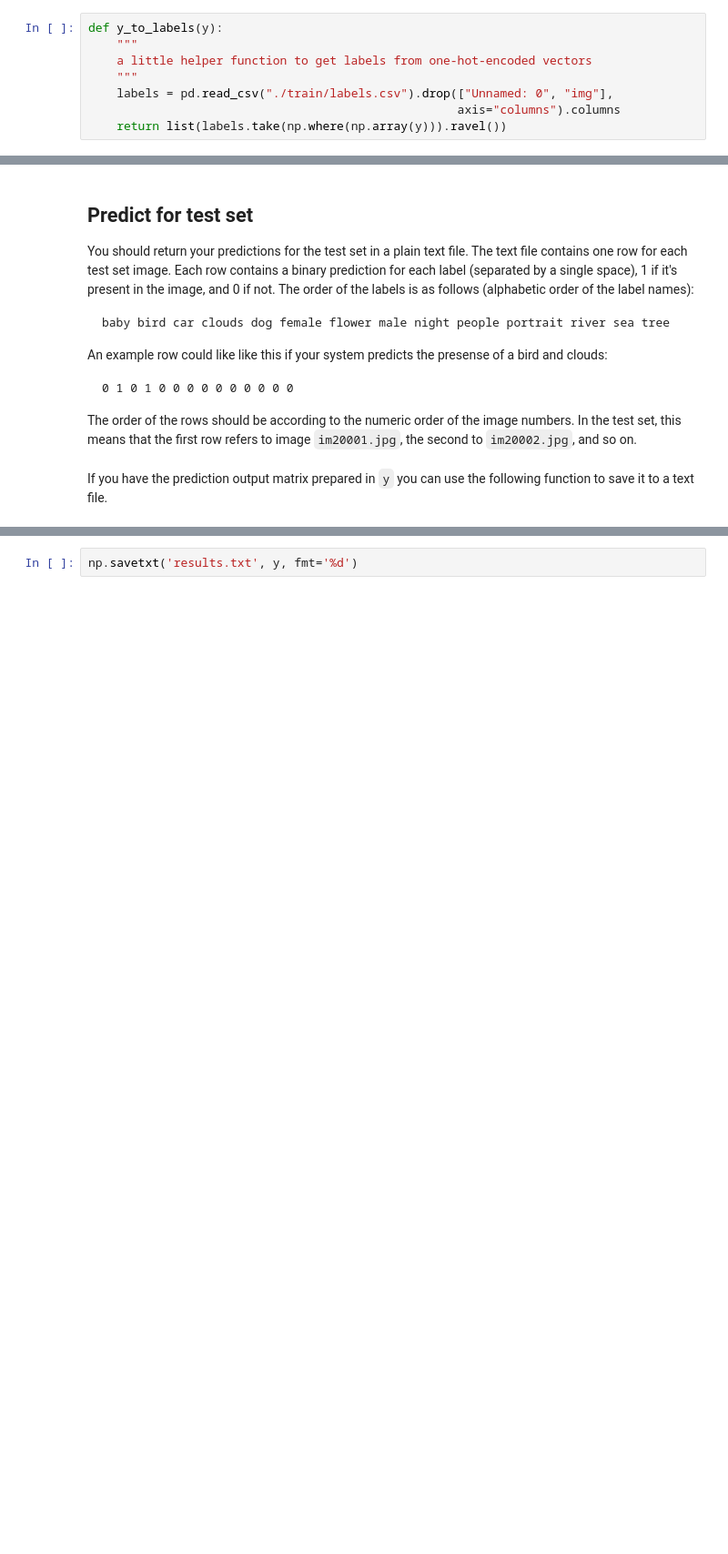
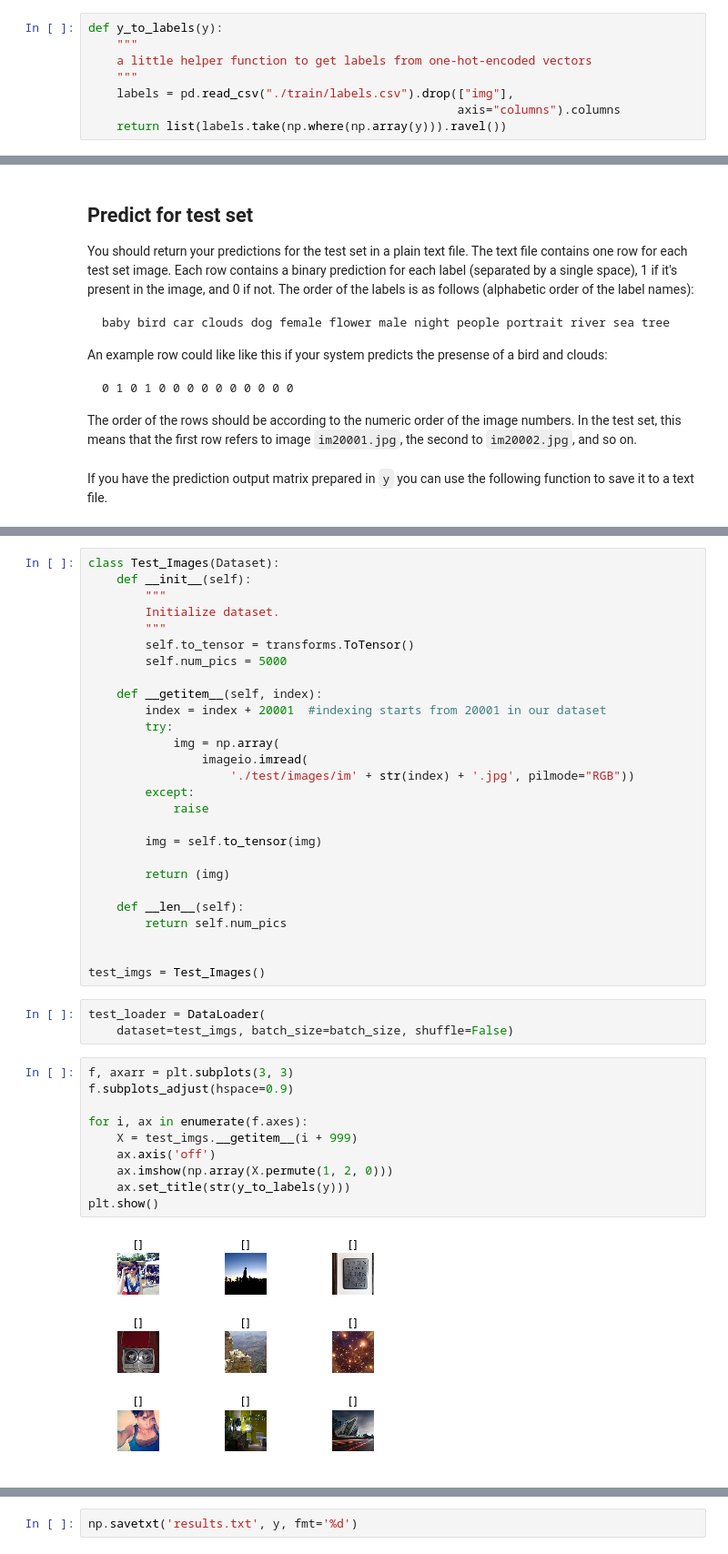
Before and after one commit to DeepLearningandTheClueless/imagerecognition, a Jupyter notebook: image_recognition.ipynb, the cells around one changed output, grey strips where cells are left out. Shown: that part at 91% size. Drawn from its saved outputs; the diff is of its cells as text; blank space fills up the shorter version.

```diff
--- a/image_recognition.ipynb
+++ b/image_recognition.ipynb
@@ -206,7 +208,7 @@ def y_to_labels(y):
     """
     a little helper function to get labels from one-hot-encoded vectors
     """
-    labels = pd.read_csv("./train/labels.csv").drop(["Unnamed: 0", "img"],
+    labels = pd.read_csv("./train/labels.csv").drop(["img"],
                                                     axis="columns").columns
     return list(labels.take(np.where(np.array(y))).ravel())
 # %% [markdown]
@@ -380,0 +421,42 @@ If you have the prediction output matrix prepared in `y` you can use the followi
+# %%
+class Test_Images(Dataset):
+    def __init__(self):
+        """
+        Initialize dataset.
+        """
+        self.to_tensor = transforms.ToTensor()
+        self.num_pics = 5000
+
+    def __getitem__(self, index):
+        index = index + 20001  #indexing starts from 20001 in our dataset
+        try:
+            img = np.array(
+                imageio.imread(
+                    './test/images/im' + str(index) + '.jpg', pilmode="RGB"))
+        except:
+            raise
+
+        img = self.to_tensor(img)
+
+        return (img)
+
+    def __len__(self):
+        return self.num_pics
+
+
+test_imgs = Test_Images()
+# %%
+test_loader = DataLoader(
+    dataset=test_imgs, batch_size=batch_size, shuffle=False)
+# %%
+f, axarr = plt.subplots(3, 3)
+f.subplots_adjust(hspace=0.9)
+
+for i, ax in enumerate(f.axes):
+    X = test_imgs.__getitem__(i + 999)
+    ax.axis('off')
+    ax.imshow(np.array(X.permute(1, 2, 0)))
+    ax.set_title(str(y_to_labels(y)))
+plt.show()
+# %% [output]
+[figure, added]
```
Also changed, not shown: parts of 11 cells of this notebook.
